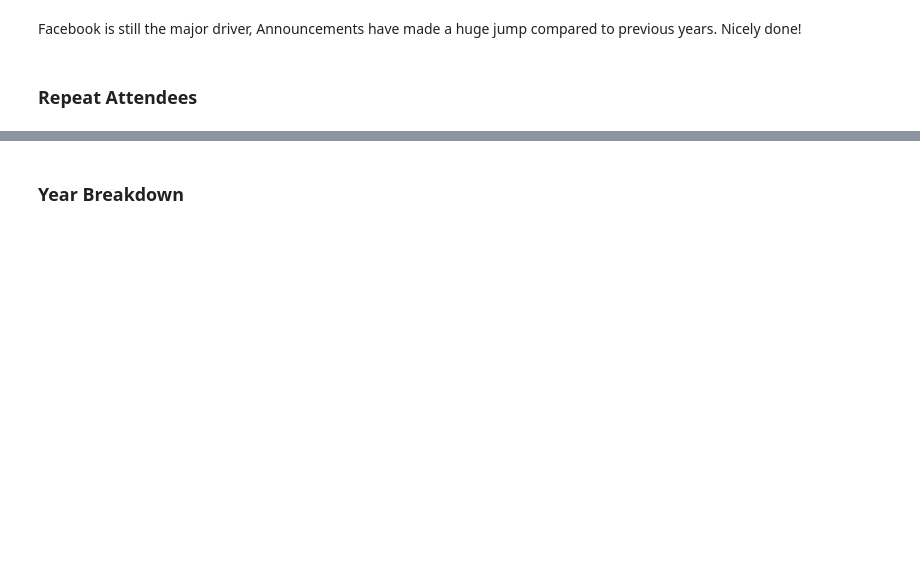
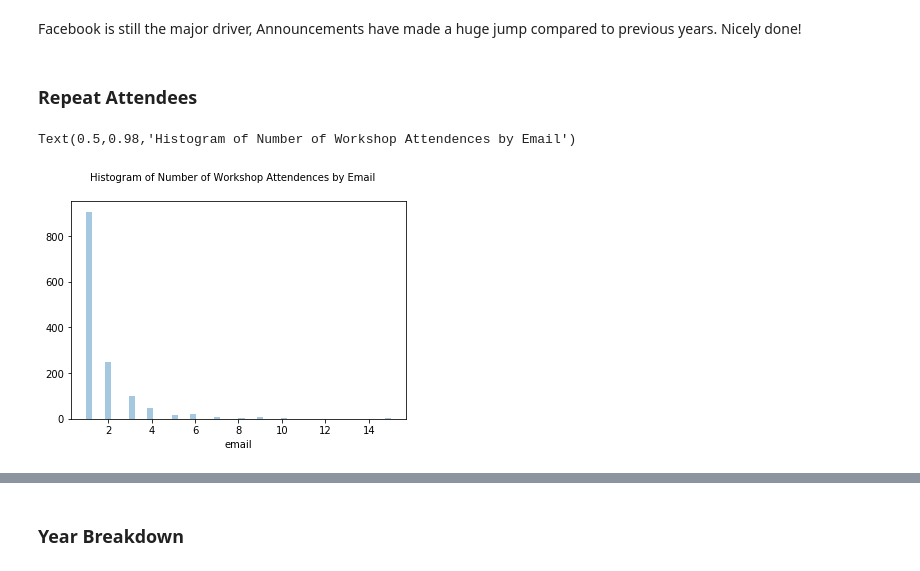
Before and after one commit to tylerjrichards/Mini_Projects, a Jupyter notebook: Analyzing_DSI/Fall_Analysis.ipynb, the cells around one changed output, grey strips where cells are left out. Cells and saved outputs as stored; diff of their text form; code cells hidden in the pictures; blank space fills up the shorter version.

```diff
--- a/Analyzing_DSI/Fall_Analysis.ipynb
+++ b/Analyzing_DSI/Fall_Analysis.ipynb
@@ -54,6 +73,13 @@ sns.countplot(data=Fall_workshops, y = 'how_did_you_hear_about_us', order = Fall
 Facebook is still the major driver, Announcements have made a huge jump compared to previous years. Nicely done!
 # %% [markdown]
 ### Repeat Attendees
+# %%
+a = sns.distplot(All_workshop_data['email'].value_counts(), kde= False)
+fig = a.figure
+fig.suptitle("Histogram of Number of Workshop Attendences by Email", size=10)
+# %% [output]
+Text(0.5,0.98,'Histogram of Number of Workshop Attendences by Email')
+[figure, added]
 # %%
 a = sns.distplot(Fall_workshops['email'].value_counts(), kde= False)
 fig = a.figure
```
Also changed, not shown: parts of 16 cells of this notebook, 24 other files.
